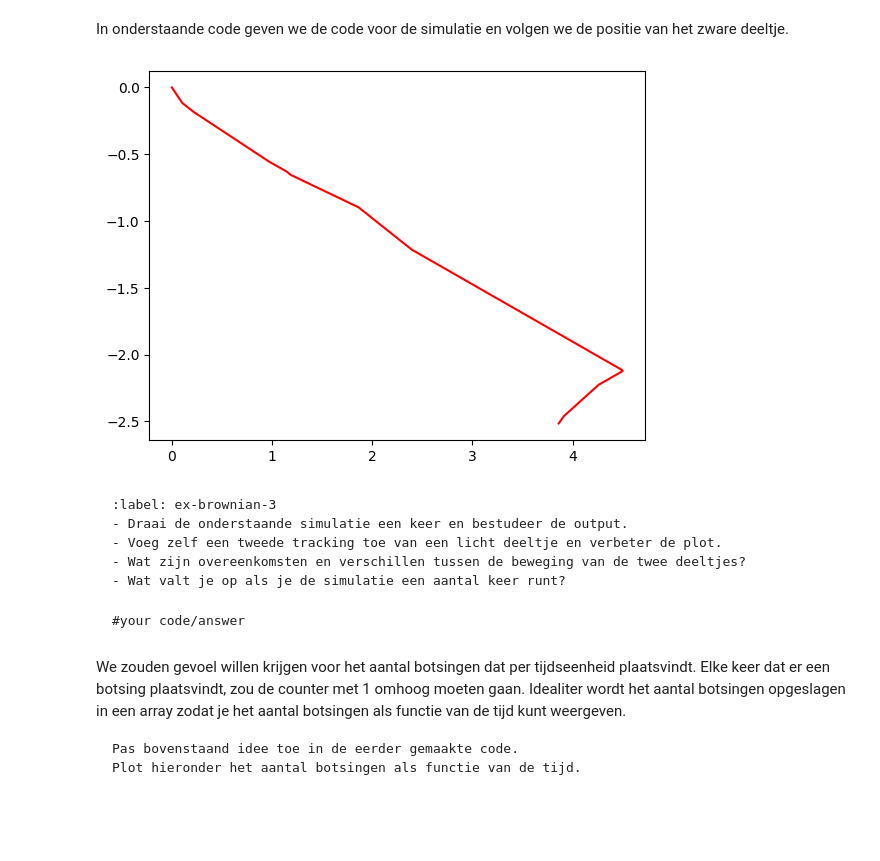
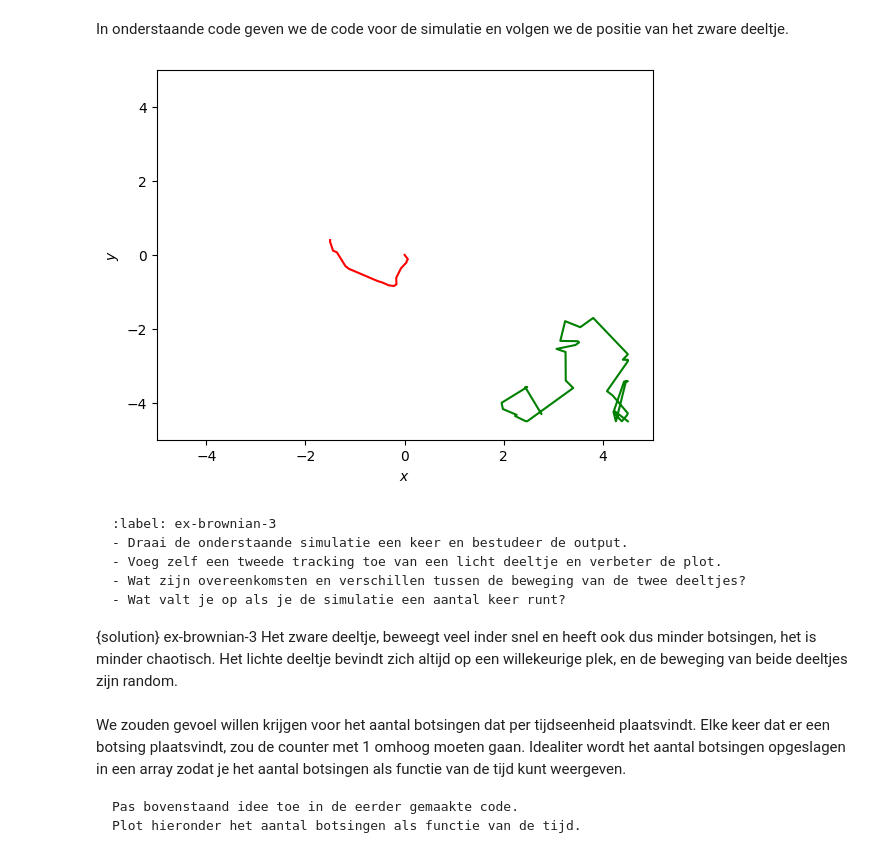
Before and after one commit to BNR33/001TASH, a Jupyter notebook: Content/PySim/4_brownianmotion.ipynb, the cells around one changed output. Drawn from its saved outputs; the diff is of its cells as text; code cells hidden in the pictures; blank space fills up the shorter version.

````diff
--- a/Content/PySim/4_brownianmotion.ipynb
+++ b/Content/PySim/4_brownianmotion.ipynb
@@ -171,36 +177,46 @@ In onderstaande code geven we de code voor de simulatie en volgen we de positie
 # %%
 # tracken van het zware deeltje
 track_x = []
 track_y = []
 
-#your code/answer
+track_light_x = []
+track_light_y = []
 
 #your code/answer
 
 #your code/answer
 
 for i in range(400):
 #your code/answer
 
     for p in particles:
         p.update_position()    # Update positie
         p.boxcollision()         # Wandbotsing werkt per deeltje
 
     handle_collisions(particles)
 
+    if
+
 #your code/answer
 
     track_x.append(particles[N-1].r[0])
     track_y.append(particles[N-1].r[1])
 
+    track_light_x.append(particles[N-2].r[0])
+    track_light_y.append(particles[N-2].r[1])
+
 #your code/answer
 
 plt.figure()
 plt.plot(track_x,track_y,'r')
-#your code/answer
+plt.plot(track_light_x,track_light_y, 'green')
+plt.xlim(-5, 5)
+plt.ylim(-5, 5)
+plt.xlabel("$x$")
+plt.ylabel("$y$")
 plt.show()
 # %% [output]
-[figure, old version]
+[figure, new version]
 # %% [markdown]
 ```{exercise} Brownian motion in beeld
 :label: ex-brownian-3
@@ -210,9 +226,9 @@ plt.show()
 - Wat valt je op als je de simulatie een aantal keer runt?
 ```
 
-```{solution} ex-brownian-3
-#your code/answer
-```
+{solution} ex-brownian-3
+Het zware deeltje, beweegt veel inder snel en heeft ook dus minder botsingen, het is minder chaotisch.
+Het lichte deeltje bevindt zich altijd op een willekeurige plek, en de beweging van beide deeltjes zijn random.
 # %% [markdown]
 We zouden gevoel willen krijgen voor het aantal botsingen dat per tijdseenheid plaatsvindt.
 Elke keer dat er een botsing plaatsvindt, zou de counter met 1 omhoog moeten gaan.
````
Also changed, not shown: parts of 4 cells of this notebook.
